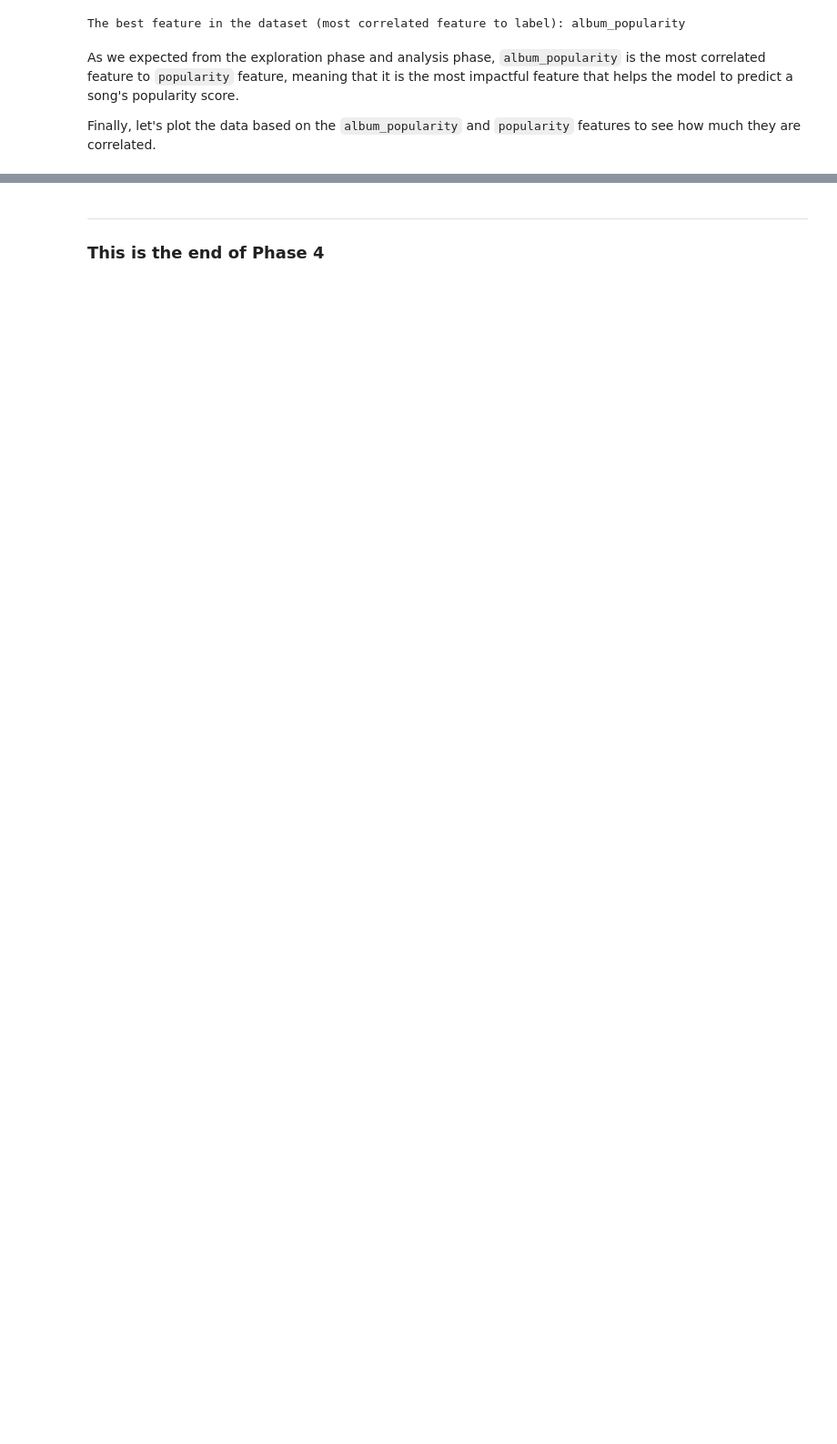
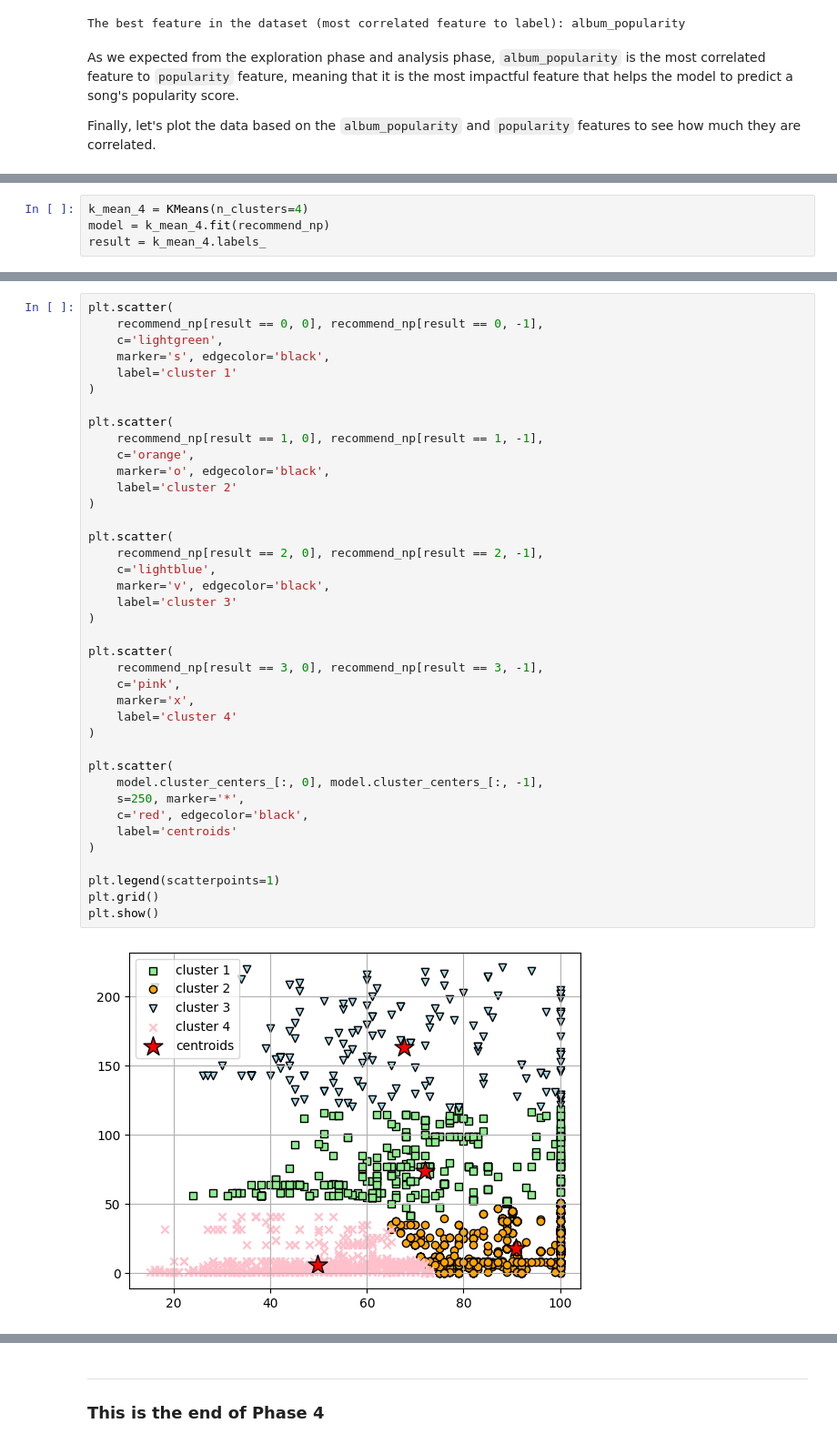
Before and after one commit to quytrungg/Final_Project_CSC14119, a Jupyter notebook: data_modeling/data_modeling.ipynb, the cells around one changed output, grey strips where cells are left out. Shown: that part at 91% size. Drawn from its saved outputs; the diff is of its cells as text; blank space fills up the shorter version.

```diff
--- a/data_modeling/data_modeling.ipynb
+++ b/data_modeling/data_modeling.ipynb
@@ -187,0 +354,4 @@ plt.show()
+# %%
+k_mean_4 = KMeans(n_clusters=4)
+model = k_mean_4.fit(recommend_np)
+result = k_mean_4.labels_
@@ -187,0 +364,41 @@ plt.show()
+# %%
+plt.scatter(
+    recommend_np[result == 0, 0], recommend_np[result == 0, -1],
+    c='lightgreen',
+    marker='s', edgecolor='black',
+    label='cluster 1'
+)
+
+plt.scatter(
+    recommend_np[result == 1, 0], recommend_np[result == 1, -1],
+    c='orange',
+    marker='o', edgecolor='black',
+    label='cluster 2'
+)
+
+plt.scatter(
+    recommend_np[result == 2, 0], recommend_np[result == 2, -1],
+    c='lightblue',
+    marker='v', edgecolor='black',
+    label='cluster 3'
+)
+
+plt.scatter(
+    recommend_np[result == 3, 0], recommend_np[result == 3, -1],
+    c='pink',
+    marker='x',
+    label='cluster 4'
+)
+
+plt.scatter(
+    model.cluster_centers_[:, 0], model.cluster_centers_[:, -1],
+    s=250, marker='*',
+    c='red', edgecolor='black',
+    label='centroids'
+)
+
+plt.legend(scatterpoints=1)
+plt.grid()
+plt.show()
+# %% [output]
+[figure, added]
```
Also changed, not shown: parts of 52 cells of this notebook, 1 other file.
